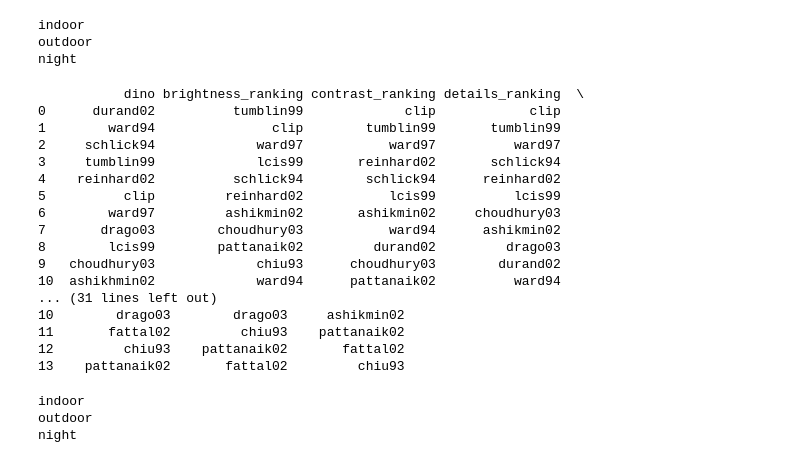
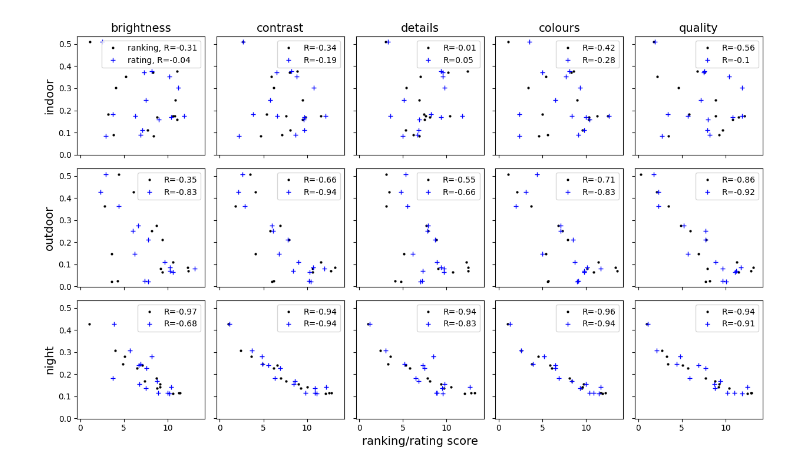
Before and after one commit to ASavageCabbage/divnorm-brightness, a Jupyter notebook: cadik.ipynb, the cells around one changed output. Saved outputs shown, nothing was run; the diff lists cells and outputs as text; code cells hidden in the pictures.

Commit message:
Add cadik correlation analysis

```diff
--- a/cadik.ipynb
+++ b/cadik.ipynb
@@ -92,6 +92,55 @@ print(ranking_df)
 11      7.6     8.1     8.4     8.8
 12     12.1    12.1    11.9    12.5
 13      7.0     7.8     8.1     7.7
+# %%
+from collections import defaultdict
+import matplotlib.pyplot as plt
+from scipy.stats import linregress
+
+label_font_size = 14
+
+ax_L = 2.5
+fig, all_axs = plt.subplots(3, 5, figsize=(ax_L*5, ax_L*3), sharex=True, sharey=True)
+
+for l, image_name in enumerate(["indoor", "outdoor", "night"]):
+    scatter_per_category = defaultdict(lambda: [[],[]])
+    for i, df in enumerate([ranking_df, rating_df]):
+        df = df[image_name]
+        for j in range(len(df)):
+            tmo = df.iat[j, 0]
+            for k, h in enumerate(df.columns):
+                if k == 0:
+                    continue
+                scatter_per_category[h][i].append((df.iat[j, k], tonemapper_brightness_losses[image_name][tmo]))
+
+    # print(scatter_per_category)
+    axs = all_axs[l]
+    axs[0].set_ylabel(image_name, fontsize=label_font_size)
+    if l == 2:
+        axs[2].set_xlabel("ranking/rating score", fontsize=label_font_size)
+    for i, (category, datasets) in enumerate(scatter_per_category.items()):
+        if l == 0:
+            axs[i].set_title(category, fontsize=label_font_size)
+
+        ranking_data = datasets[0]
+        rating_data = datasets[1]
+        for label, data, plot_args, plot_kwargs in [
+            ("ranking", ranking_data, ["k."], dict(markersize=4)),
+            ("rating", rating_data, ["b+"], dict(markersize=6)),
+        ]:
+            x_data = [x[0] for x in data]
+            y_data = [x[1] for x in data]
+            result = linregress(x_data, y_data)
+            formatted_label = f"R={round(result.rvalue, 2)}"
+            if l == 0 and i == 0:
+                formatted_label = f"{label}, {formatted_label}"
+            axs[i].plot(x_data, y_data, *plot_args, label=formatted_label, **plot_kwargs)
+        axs[i].legend(loc="upper right")
+
+fig.tight_layout()
+fig.savefig("_output/cadik_rvalues.pdf", bbox_inches="tight")
+# %% [output]
+[figure, added]
 # %%
 tm_ranking_dfs = {}
 
@@ -121,30 +170,8 @@ for image_name in ["indoor", "outdoor", "night"]:
     tm_ranking_df = pd.DataFrame({h: col for h, col in zip(headers, cols, strict=True)})
     tm_ranking_df.to_csv(f"cadik/{image_name}_tm_ranking.csv")
     tm_ranking_dfs[image_name] = tm_ranking_df
-# %% [output]
-indoor
-outdoor
-night
 # %%
 print(tm_ranking_dfs["outdoor"])
-# %% [output]
-           dino brightness_ranking contrast_ranking details_ranking  \
-0      durand02          tumblin99             clip            clip
-1        ward94               clip        tumblin99       tumblin99
-2     schlick94             ward97           ward97          ward97
-3     tumblin99             lcis99       reinhard02       schlick94
-4    reinhard02          schlick94        schlick94      reinhard02
-5          clip         reinhard02           lcis99          lcis99
-6        ward97         ashikmin02       ashikmin02     choudhury03
-7       drago03        choudhury03           ward94      ashikmin02
-8        lcis99        pattanaik02         durand02         drago03
-9   choudhury03             chiu93      choudhury03        durand02
-10  ashikhmin02             ward94      pattanaik02          ward94
-... (31 lines left out)
-10        drago03        drago03     ashikmin02
-11       fattal02         chiu93    pattanaik02
-12         chiu93    pattanaik02       fattal02
-13    pattanaik02       fattal02         chiu93
 # %%
 from scipy.stats import kruskal
 
@@ -190,10 +217,6 @@ for image_name in ["indoor", "outdoor", "night"]:
         #kruskal_results.update({"H (DINOS vs rating vs ranking)": statistic, "p (DINOS vs rating vs ranking)": p_value})
         df_data[header] = kruskal_results
     kruskal_results_dfs[image_name] = pd.DataFrame(df_data)
-# %% [output]
-indoor
-outdoor
-night
 # %%
 for k, v in kruskal_results_dfs.items():
     print(k)
```
Also changed, not shown: parts of 3 cells of this notebook, 8 other files.
